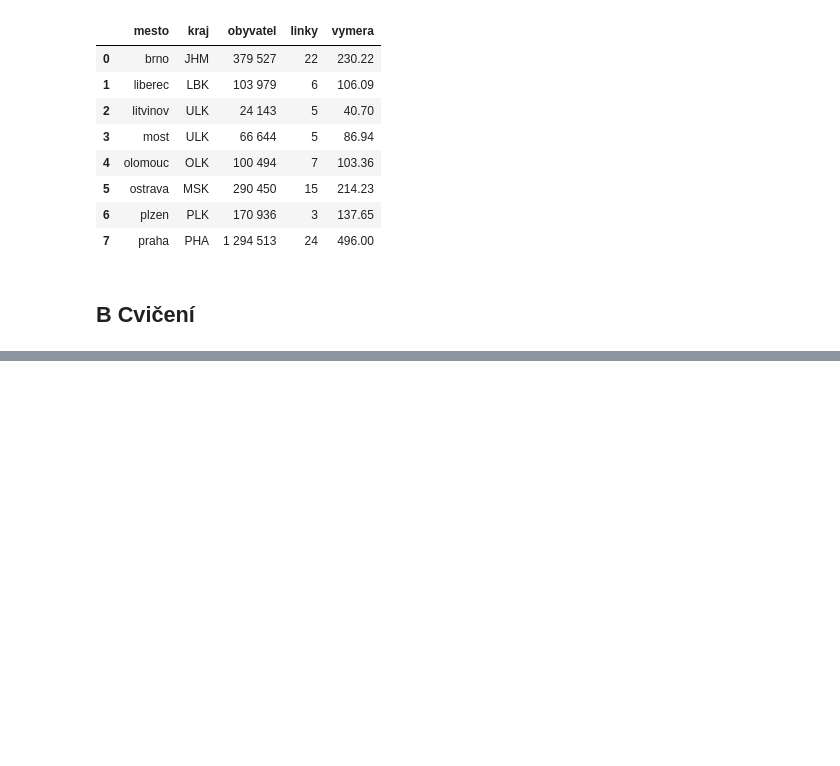
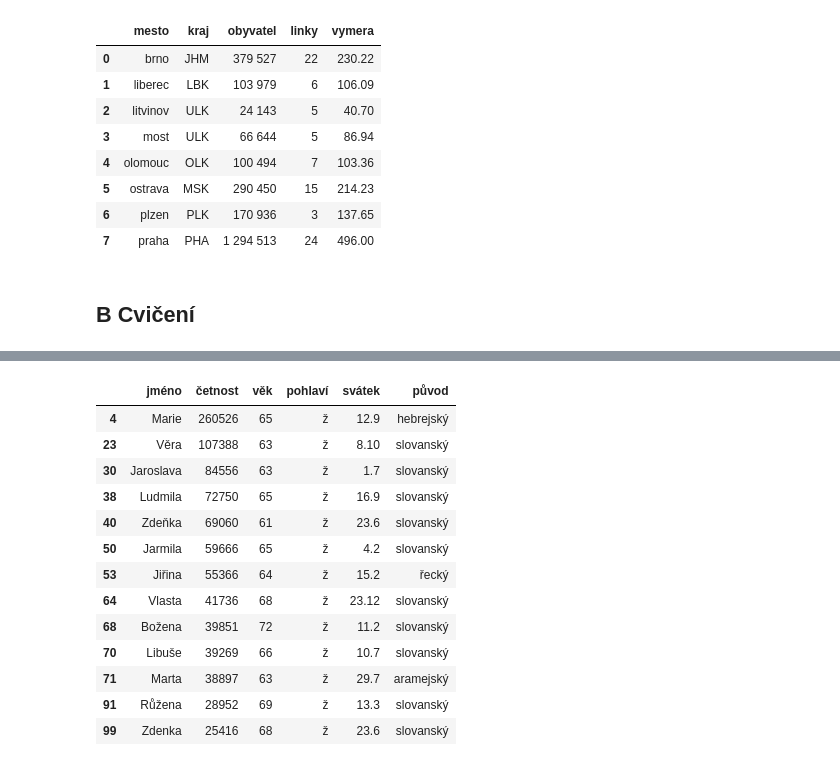
Before and after one commit to KristinaGabrikova/pandas-intro, a Jupyter notebook: lekce01_zakladni_dotazy/lekce.ipynb, the cells around one changed output, grey strips where cells are left out. Saved outputs shown, nothing was run; the diff lists cells and outputs as text; code cells hidden in the pictures; blank space fills up the shorter version.

```diff
--- a/lekce01_zakladni_dotazy/lekce.ipynb
+++ b/lekce01_zakladni_dotazy/lekce.ipynb
@@ -782,0 +1049,3 @@ pandas.DataFrame(mesta_seznam, columns=["mesto", "kraj", "obyvatel", "linky", "v
+# %%
+jmena = pandas.read_csv("jmena100.csv", encoding="utf-8")
+jmena
@@ -782,0 +1066,17 @@ pandas.DataFrame(mesta_seznam, columns=["mesto", "kraj", "obyvatel", "linky", "v
+# %%
+jmena[jmena["věk"]>60] #1.
+# %% [output]
+|  | jméno | četnost | věk | pohlaví | svátek | původ |
+| 4 | Marie | 260526 | 65 | ž | 12.9 | hebrejský |
+| 23 | Věra | 107388 | 63 | ž | 8.10 | slovanský |
+| 30 | Jaroslava | 84556 | 63 | ž | 1.7 | slovanský |
+| 38 | Ludmila | 72750 | 65 | ž | 16.9 | slovanský |
+| 40 | Zdeňka | 69060 | 61 | ž | 23.6 | slovanský |
+| 50 | Jarmila | 59666 | 65 | ž | 4.2 | slovanský |
+| 53 | Jiřina | 55366 | 64 | ž | 15.2 | řecký |
+| 64 | Vlasta | 41736 | 68 | ž | 23.12 | slovanský |
+| 68 | Božena | 39851 | 72 | ž | 11.2 | slovanský |
+| 70 | Libuše | 39269 | 66 | ž | 10.7 | slovanský |
+| 71 | Marta | 38897 | 63 | ž | 29.7 | aramejský |
+| 91 | Růžena | 28952 | 69 | ž | 13.3 | slovanský |
+| 99 | Zdenka | 25416 | 68 | ž | 23.6 | slovanský |
```
Also changed, not shown: parts of 69 cells of this notebook.
